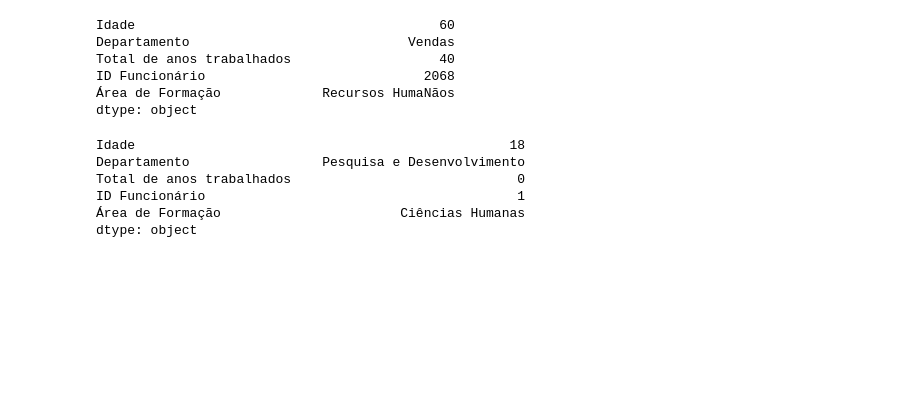
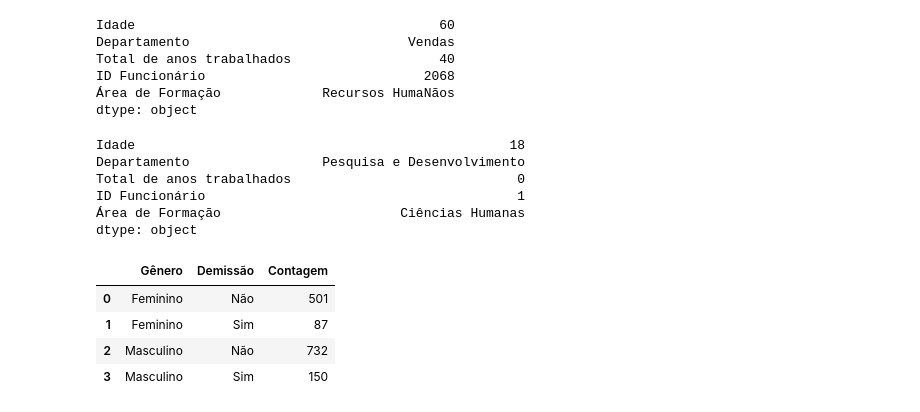
Before and after one commit to victoriawermelinger/SoulCode, a Jupyter notebook: Bootcamp - ANALISE DE DADOS/Atividade 03 - Pandas.ipynb, the cells around one changed output. Cells and saved outputs as stored; diff of their text form; code cells hidden in the pictures; blank space fills up the shorter version.

```diff
--- a/Bootcamp - ANALISE DE DADOS/Atividade 03 - Pandas.ipynb
+++ b/Bootcamp - ANALISE DE DADOS/Atividade 03 - Pandas.ipynb
@@ -532,3 +532,16 @@ Total de anos trabalhados                             0
 ID Funcionário                                        1
 Área de Formação                       Ciências Humanas
 dtype: object
+# %%
+#25.  Supondo que data_f seja o seu DataFrame original
+df_filtrar_demissao1 = data_f[['Demissão', 'Gênero']]
+
+# Agrupando por 'Gênero' e 'Demissão' e contando as ocorrências
+contagem_demisao_genero = df_filtrar_demissao1.groupby(['Gênero', 'Demissão']).size().reset_index(name='Contagem')
+display(contagem_demisao_genero)
+# %% [output]
+|  | Gênero | Demissão | Contagem |
+| 0 | Feminino | Não | 501 |
+| 1 | Feminino | Sim | 87 |
+| 2 | Masculino | Não | 732 |
+| 3 | Masculino | Sim | 150 |
```
Also changed, not shown: parts of 5 cells of this notebook.
